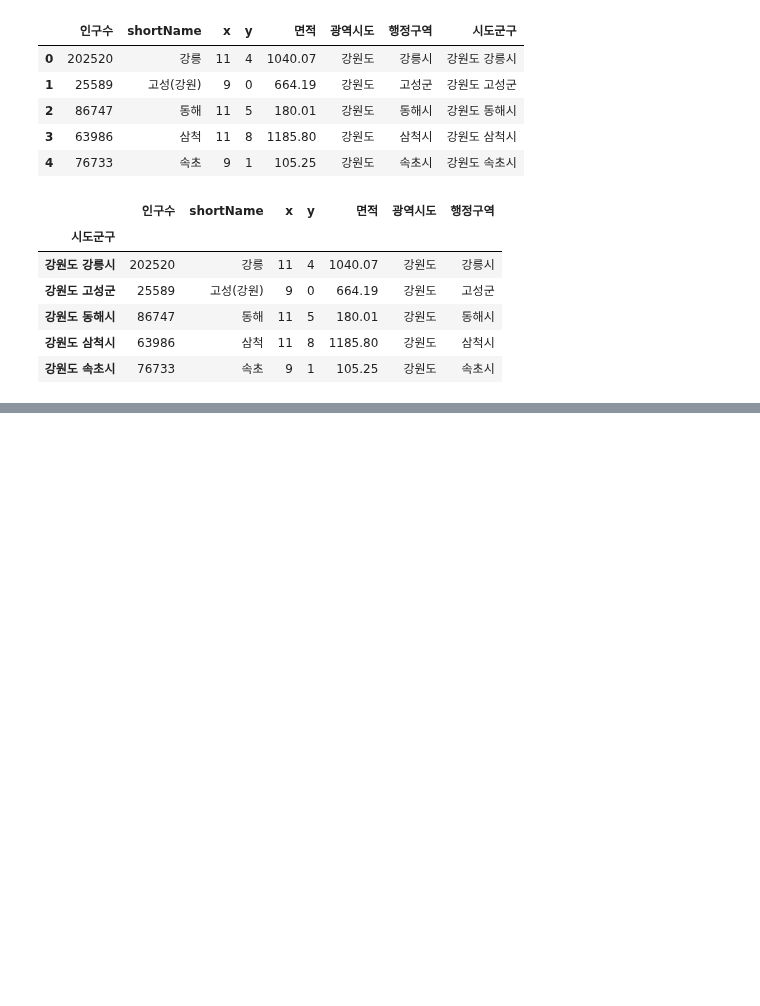
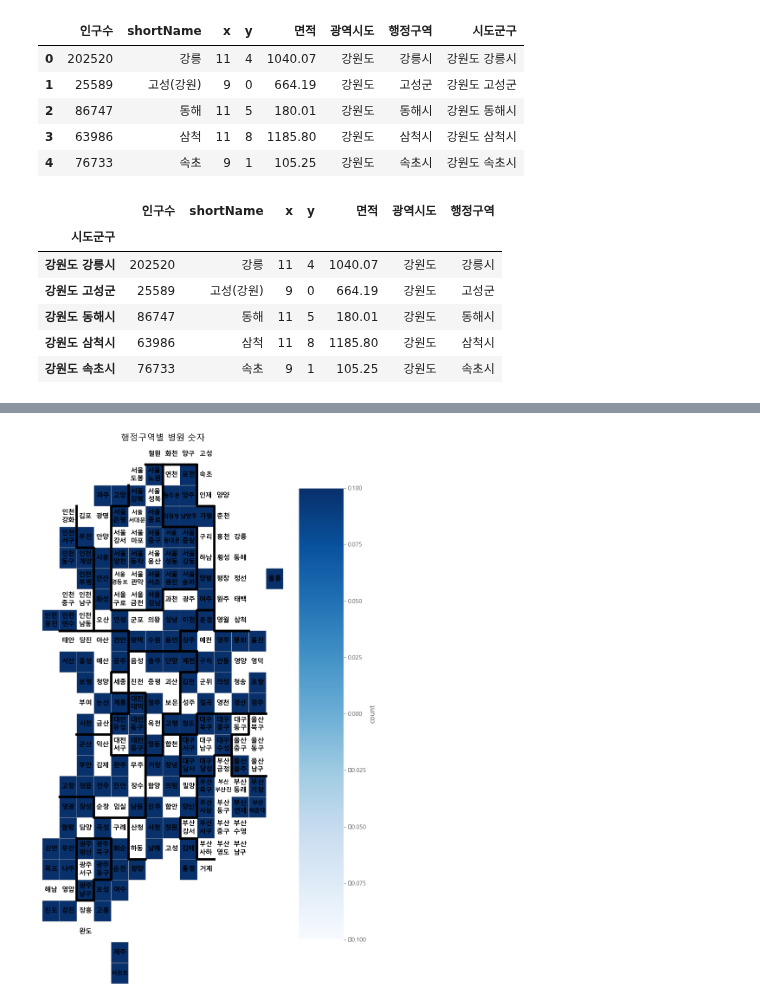
Before and after one commit to mimimioo/BigdataVisualization_analyze, a Jupyter notebook: 3-지도맵-통계/test2.ipynb, the cells around one changed output, grey strips where cells are left out. Saved outputs shown, nothing was run; the diff lists cells and outputs as text; code cells hidden in the pictures; blank space fills up the shorter version.

```diff
--- a/3-지도맵-통계/test2.ipynb
+++ b/3-지도맵-통계/test2.ipynb
@@ -491,0 +552,5 @@ def draw_blockMap(blockedMap, targetData, title, color):
+# %%
+# 함수 이용해서 블록맵 그려보기.
+draw_blockMap(data_draw_korea_local_Hospital_Population,"count","행정구역별 병원 숫자", "Blues")
+# %% [output]
+[figure, added]
```
Also changed, not shown: parts of 13 cells of this notebook, 1 other file.
